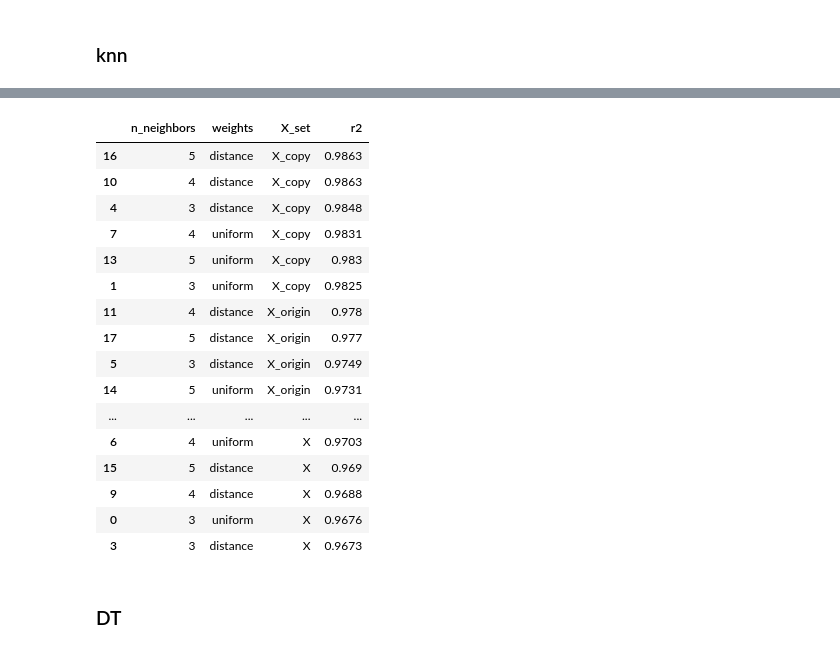
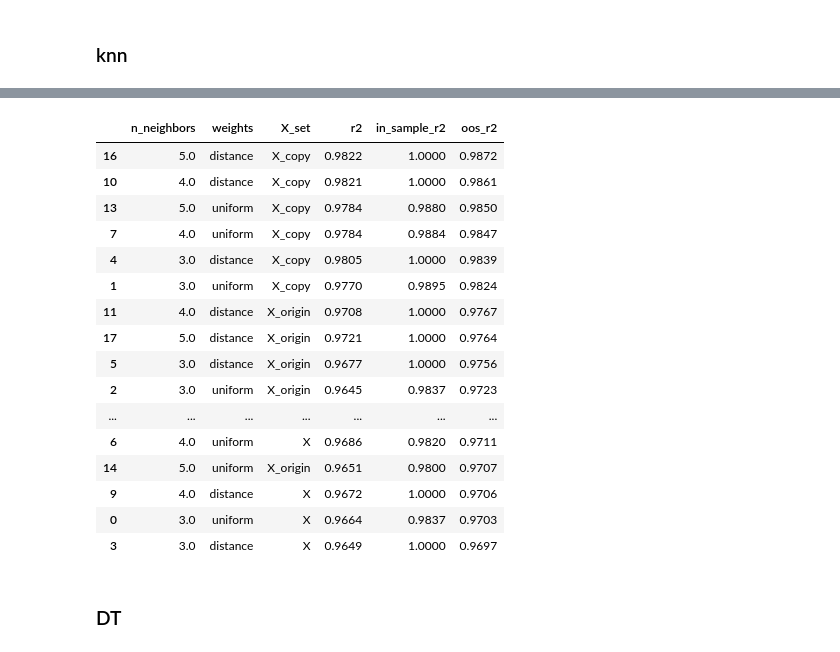
Before and after one commit to ggsmith842/Options-Prediction, a Jupyter notebook: yutong_regression.ipynb, the cells around one changed output, grey strips where cells are left out. Drawn from its saved outputs; the diff is of its cells as text; code cells hidden in the pictures.

Commit message:
Add train test and oos r2

```diff
--- a/yutong_regression.ipynb
+++ b/yutong_regression.ipynb
@@ -199,7 +200,7 @@ cross_val_score(model, X, y, scoring='r2', cv=kf).mean()
 # %%
 %%time
 from sklearn.neighbors import KNeighborsRegressor
-table = pd.DataFrame(columns=['n_neighbors', 'weights','X_set', 'r2'])
+table = pd.DataFrame()
 
 row_index = 0
 for i in [3, 4, 5]:
@@ -209,17 +210,23 @@ for i in [3, 4, 5]:
             table.loc[row_index, 'weights'] = ii
             table.loc[row_index, 'X_set'] = x
 
+            X_train, X_test, y_train, y_test = train_test_split(x_dict[x],y,test_size=0.2,random_state = 1)
+
             model = KNeighborsRegressor(
                 n_neighbors = i,
                 weights = ii
             )
 
-            r2 = round(cross_val_score(model, x_dict[x], y, scoring='r2', cv=kf).mean(), 4)
+            r2 = round(cross_val_score(model, X_train, y_train, scoring='r2', cv=kf).mean(), 4)
             table.loc[row_index, 'r2'] = r2
+            in_sample_r2 = round(model.fit(X_train, y_train).score(X_train, y_train),4)
+            table.loc[row_index, 'in_sample_r2'] = in_sample_r2
+            oos_r2 = round(model.fit(X_train, y_train).score(X_test, y_test),4)
+            table.loc[row_index, 'oos_r2'] = oos_r2
             print(f'Row {row_index} calculation finished.')
             row_index += 1
 
-table.sort_values("r2", ascending=False)
+table.sort_values("oos_r2", ascending=False)
 # %% [output]
 Row 0 calculation finished.
 Row 1 calculation finished.
@@ -244,20 +251,20 @@ Wall time: 1.07 s
-|  | n_neighbors | weights | X_set | r2 |
-| 16 | 5 | distance | X_copy | 0.9863 |
-| 10 | 4 | distance | X_copy | 0.9863 |
-| 4 | 3 | distance | X_copy | 0.9848 |
-| 7 | 4 | uniform | X_copy | 0.9831 |
-| 13 | 5 | uniform | X_copy | 0.983 |
-| 1 | 3 | uniform | X_copy | 0.9825 |
-| 11 | 4 | distance | X_origin | 0.978 |
-| 17 | 5 | distance | X_origin | 0.977 |
-| 5 | 3 | distance | X_origin | 0.9749 |
-| 14 | 5 | uniform | X_origin | 0.9731 |
-| ... | ... | ... | ... | ... |
-| 6 | 4 | uniform | X | 0.9703 |
-| 15 | 5 | distance | X | 0.969 |
-| 9 | 4 | distance | X | 0.9688 |
-| 0 | 3 | uniform | X | 0.9676 |
-| 3 | 3 | distance | X | 0.9673 |
+|  | n_neighbors | weights | X_set | r2 | in_sample_r2 | oos_r2 |
+| 16 | 5.0 | distance | X_copy | 0.9822 | 1.0000 | 0.9872 |
+| 10 | 4.0 | distance | X_copy | 0.9821 | 1.0000 | 0.9861 |
+| 13 | 5.0 | uniform | X_copy | 0.9784 | 0.9880 | 0.9850 |
+| 7 | 4.0 | uniform | X_copy | 0.9784 | 0.9884 | 0.9847 |
+| 4 | 3.0 | distance | X_copy | 0.9805 | 1.0000 | 0.9839 |
+| 1 | 3.0 | uniform | X_copy | 0.9770 | 0.9895 | 0.9824 |
+| 11 | 4.0 | distance | X_origin | 0.9708 | 1.0000 | 0.9767 |
+| 17 | 5.0 | distance | X_origin | 0.9721 | 1.0000 | 0.9764 |
+| 5 | 3.0 | distance | X_origin | 0.9677 | 1.0000 | 0.9756 |
+| 2 | 3.0 | uniform | X_origin | 0.9645 | 0.9837 | 0.9723 |
+| ... | ... | ... | ... | ... | ... | ... |
+| 6 | 4.0 | uniform | X | 0.9686 | 0.9820 | 0.9711 |
+| 14 | 5.0 | uniform | X_origin | 0.9651 | 0.9800 | 0.9707 |
+| 9 | 4.0 | distance | X | 0.9672 | 1.0000 | 0.9706 |
+| 0 | 3.0 | uniform | X | 0.9664 | 0.9837 | 0.9703 |
+| 3 | 3.0 | distance | X | 0.9649 | 1.0000 | 0.9697 |
 # %% [markdown]
 ### DT
 # %%
```
Also changed, not shown: parts of 14 cells of this notebook.
